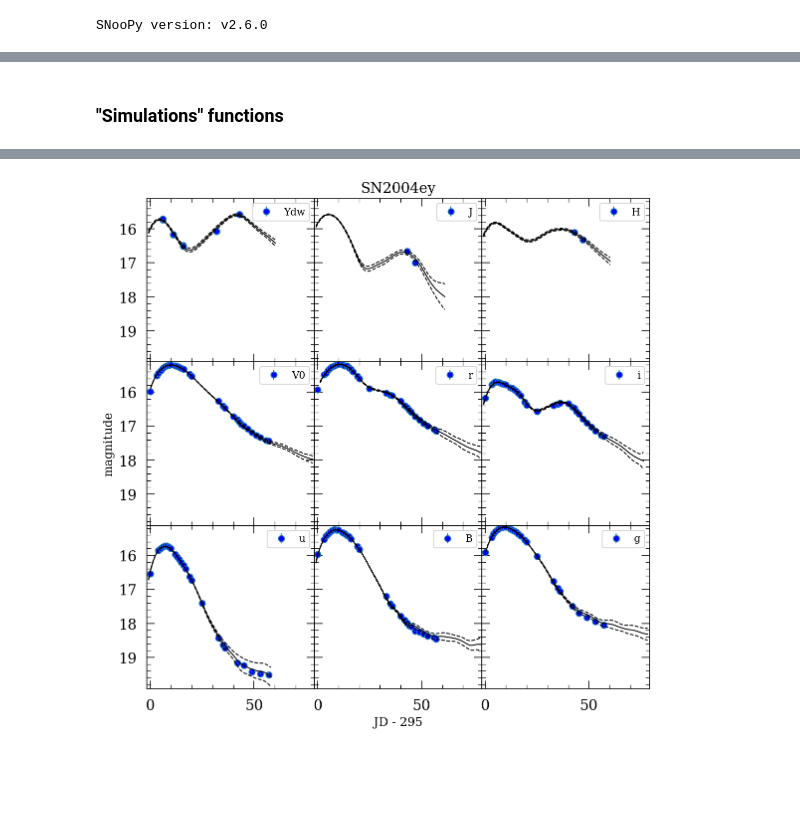
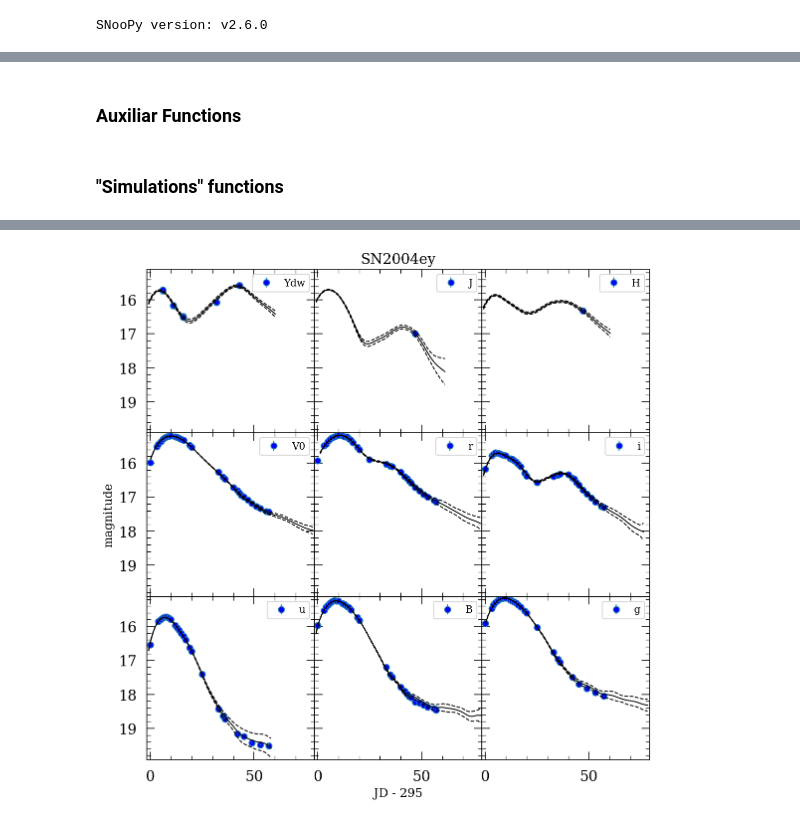
Before and after one commit to HOSTFLOWS/flows_sims, a Jupyter notebook: 2.simulations.ipynb, the cells around one changed output, grey strips where cells are left out. Drawn from its saved outputs; the diff is of its cells as text; code cells hidden in the pictures; blank space fills up the shorter version.

Commit message:
optimising functions

```diff
--- a/2.simulations.ipynb
+++ b/2.simulations.ipynb
@@ -105,0 +17,2 @@ def mag2flux(mag, zp, mag_err=0.0):
+# %% [markdown]
+### Auxiliar Functions
@@ -319,7 +293,7 @@ def fit_combinatory(sn, n_epochs):
         except:
             print(f'Combinatory number {i} failed for {sn.name}!')
 # %%
-n_epochs = 2
+n_epochs = 1
 
 sn_file = os.path.join('csp_dr3', 'SN2004ey_snpy.txt')
 %time sn = snpy.import_lc(sn_file)
@@ -333 +307 @@ Wall time: 1min 47s
-[figure, old version]
+[figure, new version]
```
Also changed, not shown: parts of 7 cells of this notebook.
